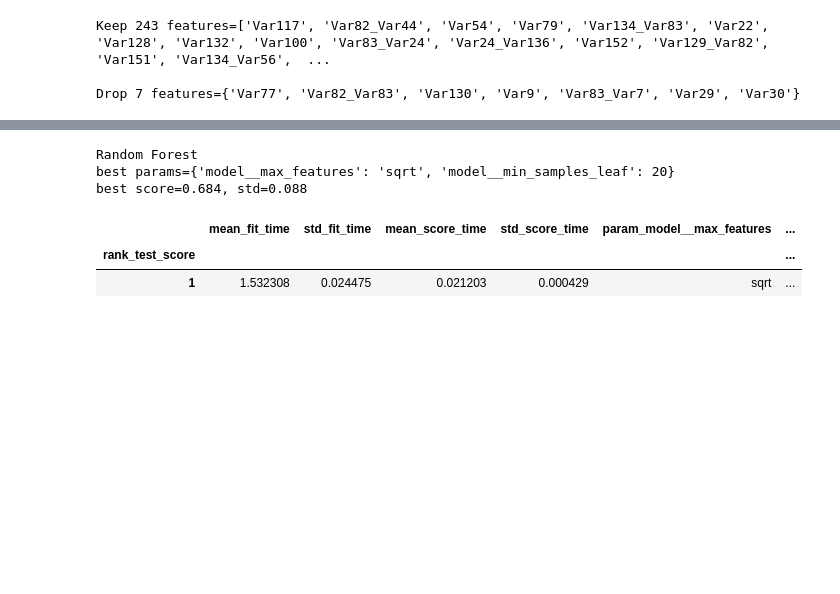
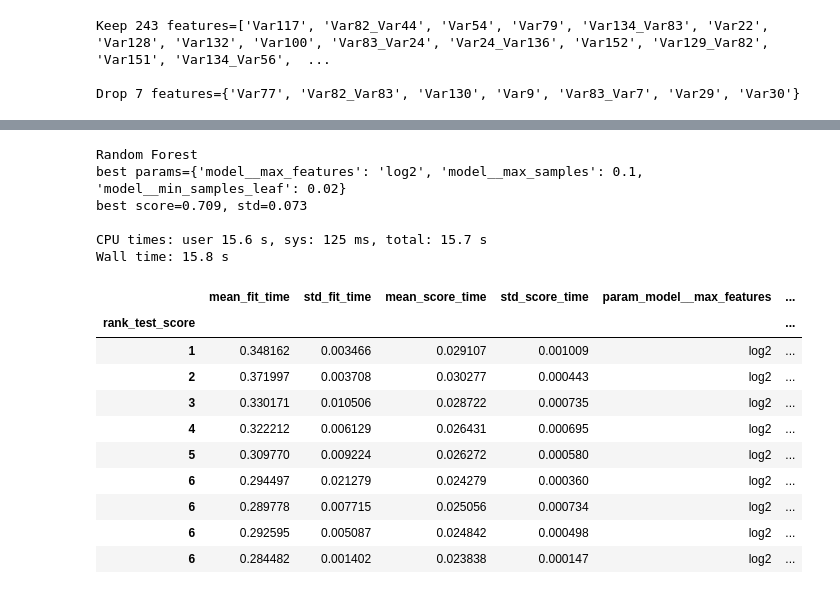
Before and after one commit to seahrh/credit-scoring-exercise, a Jupyter notebook: ex2.ipynb, the cells around one changed output, grey strips where cells are left out. Cells and saved outputs as stored; diff of their text form; code cells hidden in the pictures; blank space fills up the shorter version.

```diff
--- a/ex2.ipynb
+++ b/ex2.ipynb
@@ -236,9 +262,11 @@ lgb.plot_importance(lgbm.best_estimator_['model'], figsize=(10, 80))
 # %%
+%%time
 model = RandomForestClassifier(n_estimators=ESTIMATORS, class_weight='balanced_subsample')
 pipe = Pipeline([('model', model)])
 param_grid = {
-    'model__min_samples_leaf': [20],
-    'model__max_features': ['sqrt']
+    'model__min_samples_leaf': [0.01, 0.02, 0.04],
+    'model__max_features': ['log2'],
+    'model__max_samples': [0.01, 0.05, 0.1],
 }
 # Defaults to StratifiedKFold
 rf = GridSearchCV(pipe, cv=FOLDS, param_grid=param_grid, scoring=SCORING)
@@ -251,14 +279,28 @@ best score={best_score:0.3f}, std={best_score_std:0.3f}
 """)
 res = pd.DataFrame.from_dict(rf.cv_results_)
 res.set_index('rank_test_score', inplace=True)
-res.head()
+res.sort_index(inplace=True)
 # %% [output]
 Random Forest
-best params={'model__max_features': 'sqrt', 'model__min_samples_leaf': 20}
-best score=0.684, std=0.088
+best params={'model__max_features': 'log2', 'model__max_samples': 0.1, 'model__min_samples_leaf': 0.02}
+best score=0.709, std=0.073
+
+CPU times: user 15.6 s, sys: 125 ms, total: 15.7 s
+Wall time: 15.8 s
-|  | mean_fit_time | std_fit_time | mean_score_time | std_score_time | param_model__max_features | ... |
-| rank_test_score |  |  |  |  |  | ... |
-| 1 | 1.532308 | 0.024475 | 0.021203 | 0.000429 | sqrt | ... |
+# %%
+res.head(100)
+# %% [output]
+|  | mean_fit_time | std_fit_time | mean_score_time | std_score_time | param_model__max_features | ... |
+| rank_test_score |  |  |  |  |  | ... |
+| 1 | 0.348162 | 0.003466 | 0.029107 | 0.001009 | log2 | ... |
+| 2 | 0.371997 | 0.003708 | 0.030277 | 0.000443 | log2 | ... |
+| 3 | 0.330171 | 0.010506 | 0.028722 | 0.000735 | log2 | ... |
+| 4 | 0.322212 | 0.006129 | 0.026431 | 0.000695 | log2 | ... |
+| 5 | 0.309770 | 0.009224 | 0.026272 | 0.000580 | log2 | ... |
+| 6 | 0.294497 | 0.021279 | 0.024279 | 0.000360 | log2 | ... |
+| 6 | 0.289778 | 0.007715 | 0.025056 | 0.000734 | log2 | ... |
+| 6 | 0.292595 | 0.005087 | 0.024842 | 0.000498 | log2 | ... |
+| 6 | 0.284482 | 0.001402 | 0.023838 | 0.000147 | log2 | ... |
 # %%
 importances = rf.best_estimator_['model'].feature_importances_
 plt.figure(figsize=(10,80))
```
Also changed, not shown: parts of 7 cells of this notebook.
